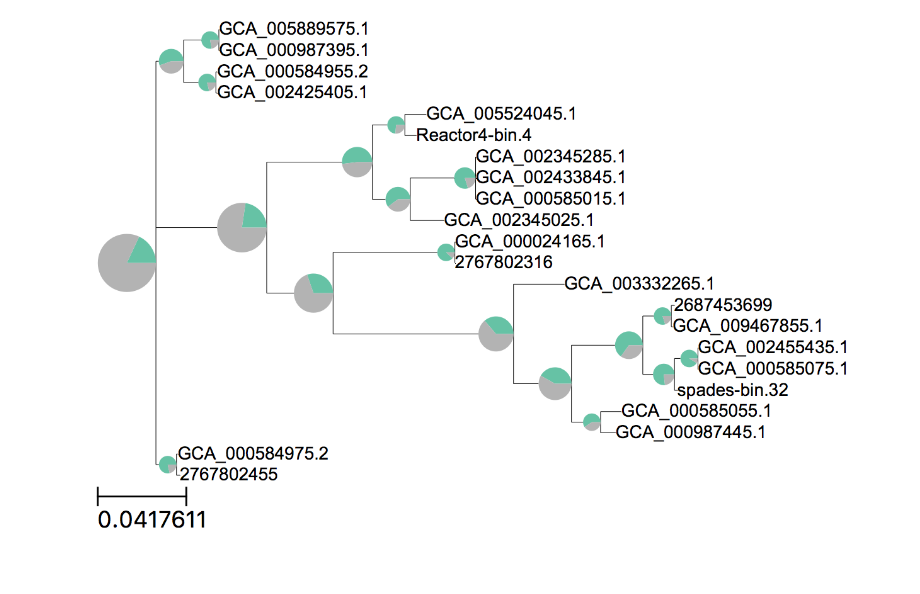
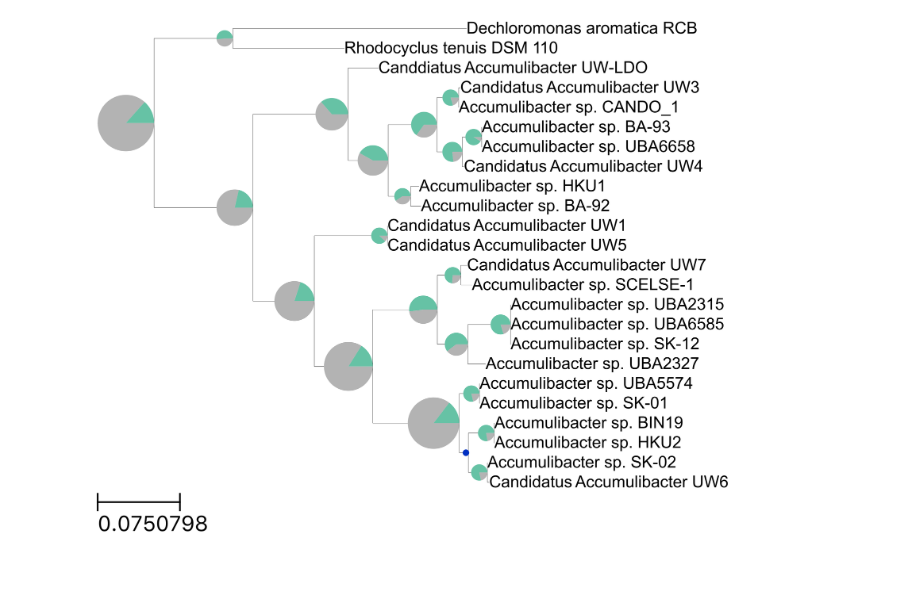
Before and after one commit to elizabethmcd/R3R4, a Jupyter notebook: notebooks/accumulibacter_comparisons_pypar.ipynb, the cells around one changed output. Drawn from its saved outputs; the diff is of its cells as text; code cells hidden in the pictures.

Commit message:
pangenomics comparisons notebooks

```diff
--- a/notebooks/accumulibacter_comparisons_pypar.ipynb
+++ b/notebooks/accumulibacter_comparisons_pypar.ipynb
@@ -8,6 +8,6 @@ import math
 import matplotlib.pyplot as plt
 import matplotlib.colors as colors
 # %%
-tree = Tree("results/pangenomics/pyparanoid/ppk1_clean.tre")
+tree = Tree("../results/pangenomics/pyparanoid/v2/polyP.tre")
 strains = tree.get_leaf_names()
 # %%
@@ -51,3 +51,7 @@ nstyle["size"] = 0
 for node in tree.iter_descendants("preorder"):
     add_piecharts(node,nstyle,strains,a,genome_sizes,pal)
 add_piecharts(tree,nstyle,strains,a,genome_sizes,pal)
+# %%
+ancestor = tree.get_common_ancestor("GCA_000012425.1","GCA_009617575.1")
+tree.set_outgroup(ancestor)
+tree.render('%%inline',w=1200)
@@ -54,4 +71,4 @@ add_piecharts(tree,nstyle,strains,a,genome_sizes,pal)
 # %%
-tree.render('%%inline',w=1200)
+tree.render('%%inline',w=2500)
 # %% [output]
-[figure, old version]
+[figure, new version]
```
Also changed, not shown: parts of 7 cells of this notebook, 1 other file.
